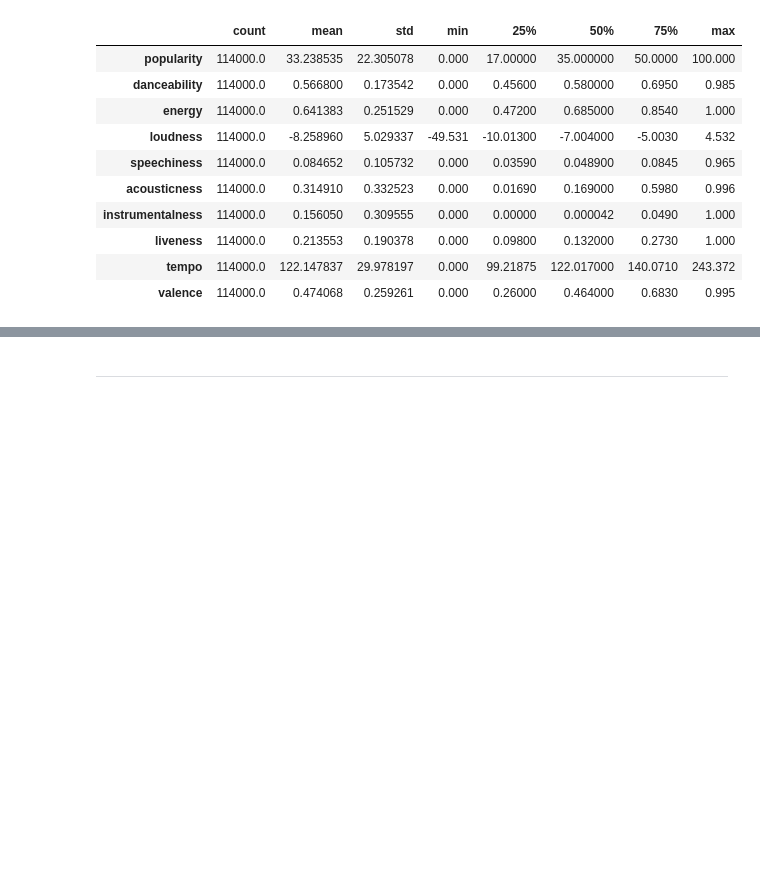
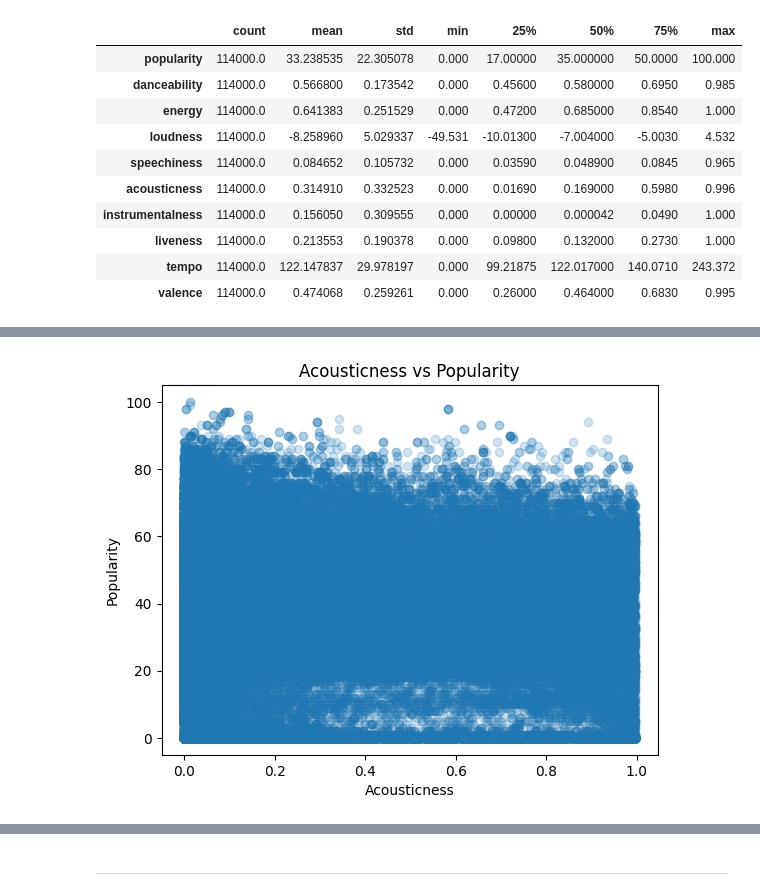
Before and after one commit to priyanatt/spotify-popularity-analysis, a Jupyter notebook: jupyter_notebooks/Data_Preparation_&_Exploration.ipynb, the cells around one changed output, grey strips where cells are left out. Cells and saved outputs as stored; diff of their text form; code cells hidden in the pictures; blank space fills up the shorter version.

```diff
--- a/jupyter_notebooks/Data_Preparation_&_Exploration.ipynb
+++ b/jupyter_notebooks/Data_Preparation_&_Exploration.ipynb
@@ -424,0 +449,9 @@ df.describe(include="all").T
+# %%
+plt.figure()
+plt.scatter(df["acousticness"], df["popularity"], alpha=0.2)
+plt.title("Acousticness vs Popularity")
+plt.xlabel("Acousticness")
+plt.ylabel("Popularity")
+plt.show()
+# %% [output]
+[figure, added]
```
Also changed, not shown: parts of 16 cells of this notebook, 2 other files.
